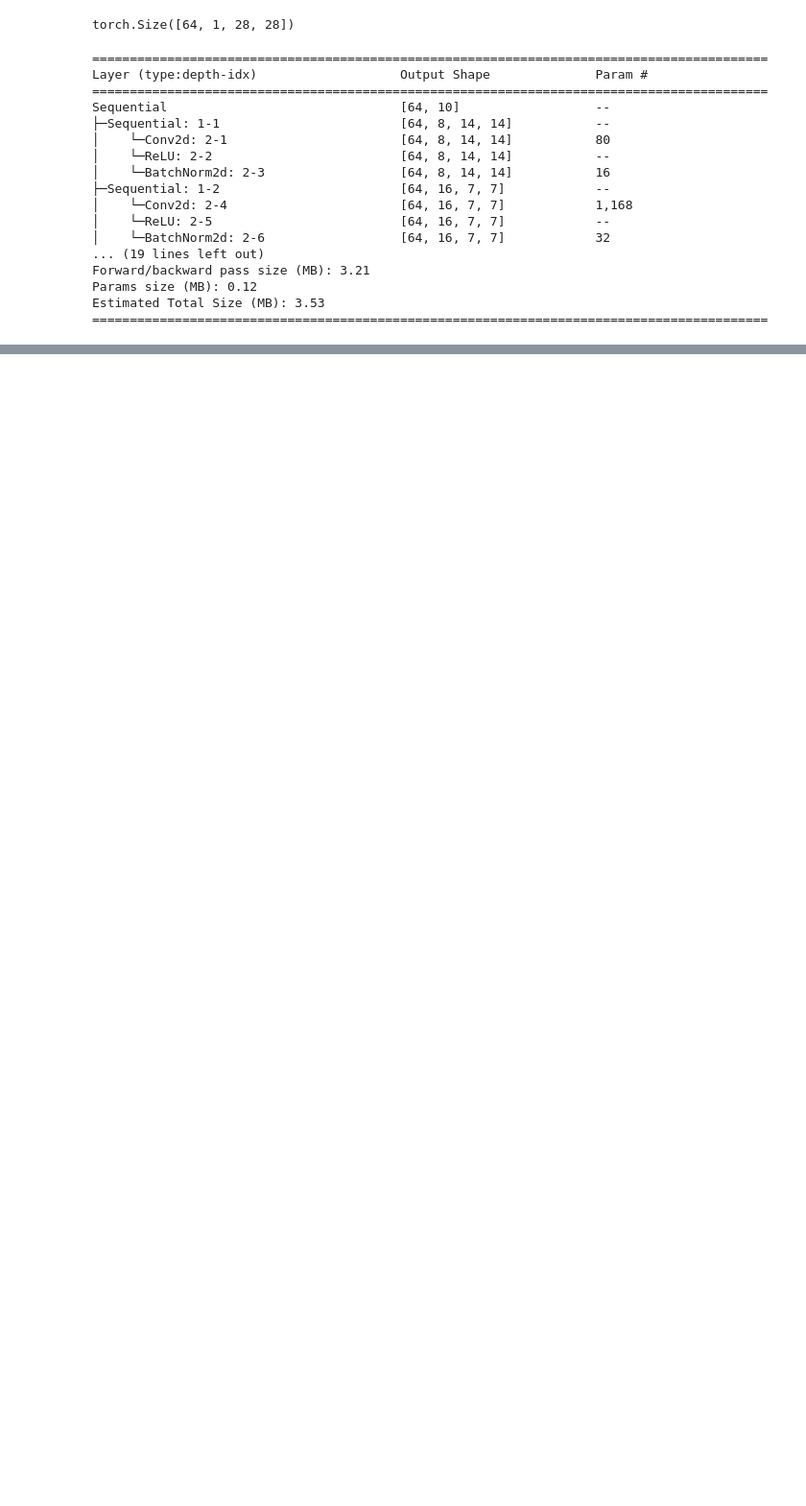
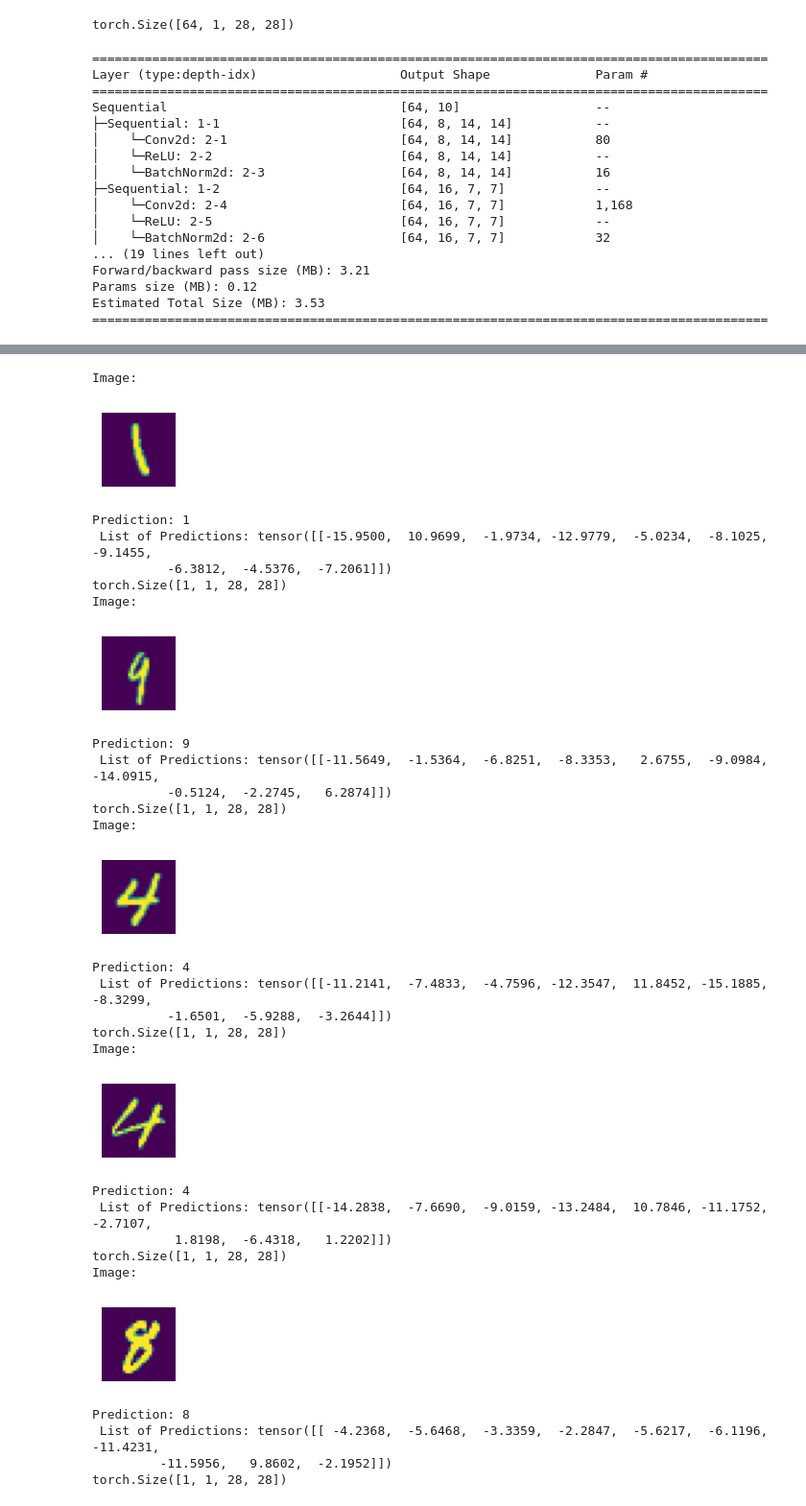
Before and after one commit to alexlinapp/python_tools_practice, a Jupyter notebook: cnn.ipynb, the cells around one changed output, grey strips where cells are left out. Shown at 96% size. Saved outputs shown, nothing was run; the diff lists cells and outputs as text; code cells hidden in the pictures; blank space fills up the shorter version.

```diff
--- a/cnn.ipynb
+++ b/cnn.ipynb
@@ -228,5 +226,5 @@ def train_and_validate_adj_lr(model, optimizer, epochs=4, device="cpu"):
 # %%
 #train_model(simple_cnn, torch.optim.Adam(simple_cnn.parameters(), lr=0.01), epochs=5, device="cuda")
 #validate_model(simple_cnn, epochs=5, device="cuda")
-train_and_validate(simple_cnn, torch.optim.Adam(simple_cnn.parameters(), lr=0.01), epochs=5, device="cuda")
+train_and_validate(simple_cnn, torch.optim.Adam(simple_cnn.parameters(), lr=0.01), epochs=5, device="cpu")
 # %% [output]
@@ -252,12 +242,49 @@ Epoch 5: Train loss 0.0571, Train accuracy 0.9823 Val loss 0.0516, Val accuracy
 # %%
 # Test the model with real images
-xb, __ = next(iter(dls))
+xb, yb = next(iter(dls))
+# xb = xb.to("cuda")
 num_images = 5
+model = simple_cnn;
+model.eval();
 with torch.no_grad():
   for i in range(num_images):
     print("Image:")
     show_image(xb[i])
     plt.show()
-    preds = simple_cnn(xb[i]) # CNN takes in [batch_size, 1, 28, 28]
+    preds = model(xb[i].unsqueeze(0)) # CNN takes in [batch_size, 1, 28, 28]
     #print(f"Prediction: {preds.argmax()} \n List of Predictions: {preds}")
-    print(f"Prediction: {preds.argmax()}")
+    if (preds.argmax(1).item() != yb[i].item()):
+      print("Wrong prediction")
+    print(f"Prediction: {preds.argmax(1).item()} \n List of Predictions: {preds}")
+    print(xb[i].unsqueeze(0).shape)
+# %% [output]
+Image:
+[figure, added]
+Prediction: 1
+ List of Predictions: tensor([[-15.9500,  10.9699,  -1.9734, -12.9779,  -5.0234,  -8.1025,  -9.1455,
+          -6.3812,  -4.5376,  -7.2061]])
+torch.Size([1, 1, 28, 28])
+Image:
+[figure, added]
+Prediction: 9
+ List of Predictions: tensor([[-11.5649,  -1.5364,  -6.8251,  -8.3353,   2.6755,  -9.0984, -14.0915,
+          -0.5124,  -2.2745,   6.2874]])
+torch.Size([1, 1, 28, 28])
+Image:
+[figure, added]
+Prediction: 4
+ List of Predictions: tensor([[-11.2141,  -7.4833,  -4.7596, -12.3547,  11.8452, -15.1885,  -8.3299,
+          -1.6501,  -5.9288,  -3.2644]])
+torch.Size([1, 1, 28, 28])
+Image:
+[figure, added]
+Prediction: 4
+ List of Predictions: tensor([[-14.2838,  -7.6690,  -9.0159, -13.2484,  10.7846, -11.1752,  -2.7107,
+           1.8198,  -6.4318,   1.2202]])
+torch.Size([1, 1, 28, 28])
+Image:
+[figure, added]
+Prediction: 8
+ List of Predictions: tensor([[ -4.2368,  -5.6468,  -3.3359,  -2.2847,  -5.6217,  -6.1196, -11.4231,
+         -11.5956,   9.8602,  -2.1952]])
+torch.Size([1, 1, 28, 28])
```
Also changed, not shown: parts of 6 cells of this notebook.
